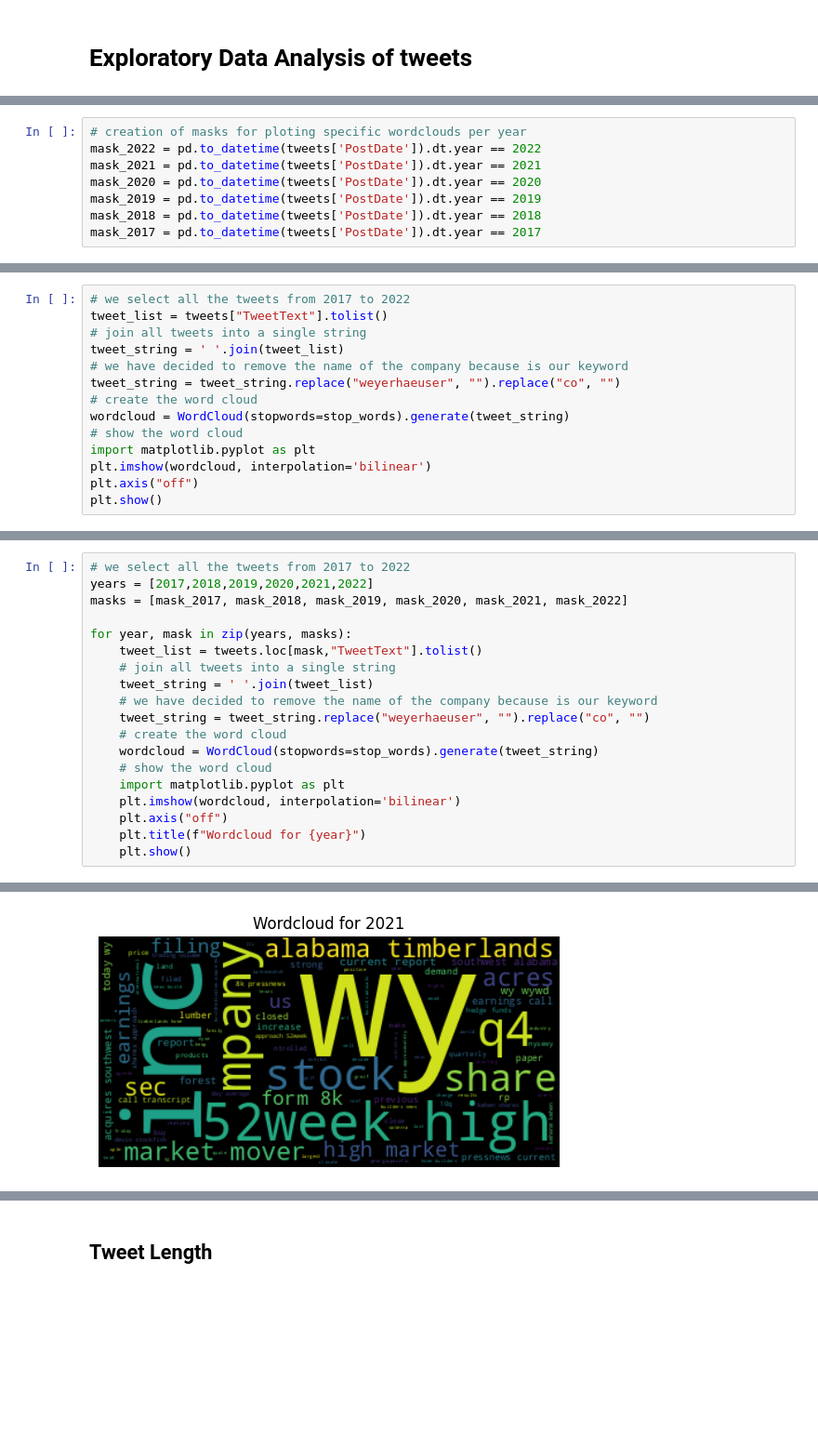
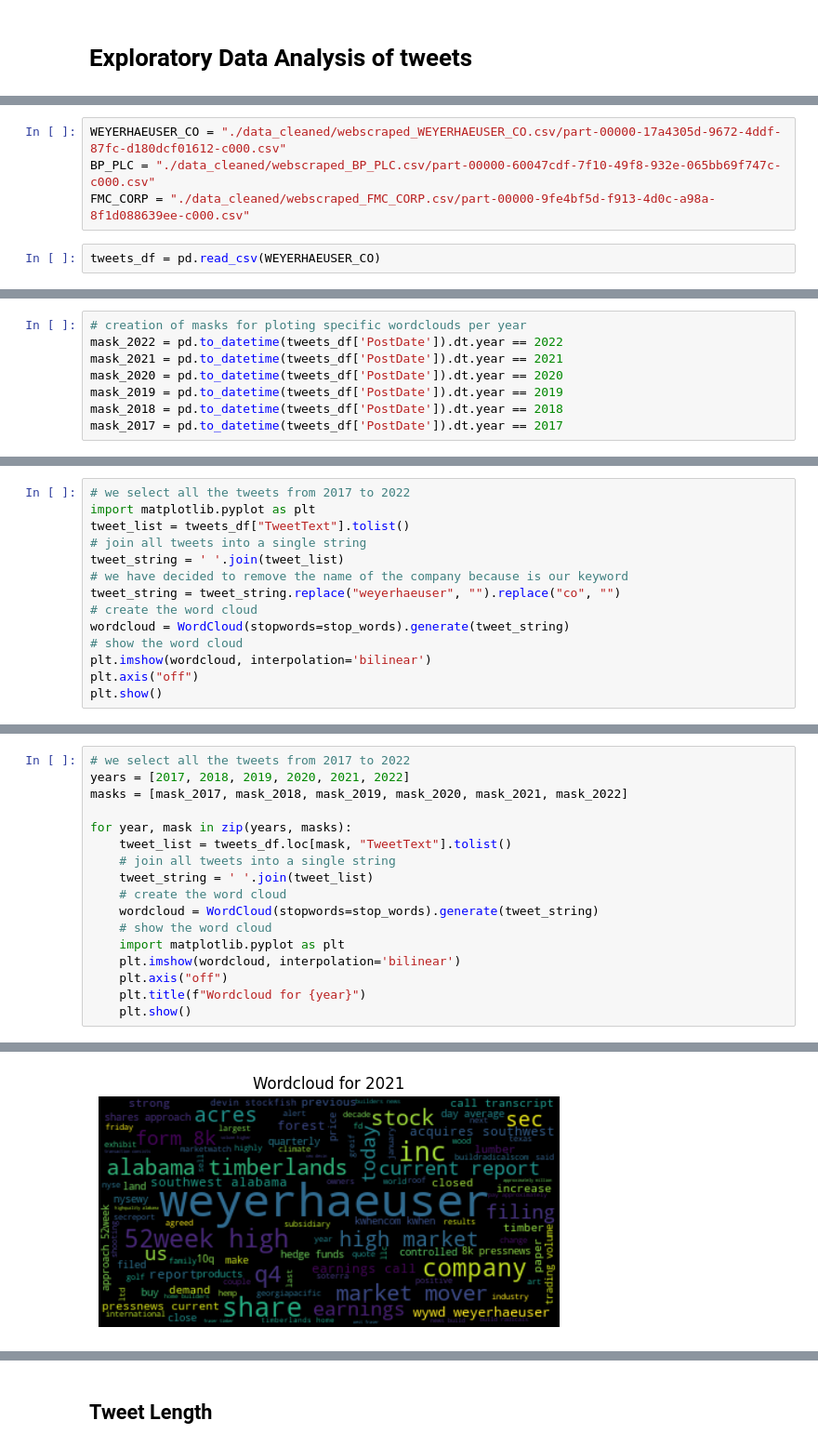
Before and after one commit to JoseAngelGarciaSanchez/overperforming-58-energy-stocks, a Jupyter notebook: eda.ipynb, the cells around one changed output, grey strips where cells are left out. Shown at 93% size. Drawn from its saved outputs; the diff is of its cells as text; blank space fills up the shorter version.

```diff
--- a/eda.ipynb
+++ b/eda.ipynb
@@ -8,0 +32,6 @@ tweets = pd.read_csv("./data_cleaned/webscraped_WEYERHAEUSER_CO.csv/part-00000-1
+# %%
+WEYERHAEUSER_CO = "./data_cleaned/webscraped_WEYERHAEUSER_CO.csv/part-00000-17a4305d-9672-4ddf-87fc-d180dcf01612-c000.csv"
+BP_PLC = "./data_cleaned/webscraped_BP_PLC.csv/part-00000-60047cdf-7f10-49f8-932e-065bb69f747c-c000.csv"
+FMC_CORP = "./data_cleaned/webscraped_FMC_CORP.csv/part-00000-9fe4bf5d-f913-4d0c-a98a-8f1d088639ee-c000.csv"
+# %%
+tweets_df = pd.read_csv(WEYERHAEUSER_CO)
@@ -11,8 +49,8 @@ tweets = pd.read_csv("./data_cleaned/webscraped_WEYERHAEUSER_CO.csv/part-00000-1
 # %%
 # creation of masks for ploting specific wordclouds per year
-mask_2022 = pd.to_datetime(tweets['PostDate']).dt.year == 2022
-mask_2021 = pd.to_datetime(tweets['PostDate']).dt.year == 2021
-mask_2020 = pd.to_datetime(tweets['PostDate']).dt.year == 2020
-mask_2019 = pd.to_datetime(tweets['PostDate']).dt.year == 2019
-mask_2018 = pd.to_datetime(tweets['PostDate']).dt.year == 2018
-mask_2017 = pd.to_datetime(tweets['PostDate']).dt.year == 2017
+mask_2022 = pd.to_datetime(tweets_df['PostDate']).dt.year == 2022
+mask_2021 = pd.to_datetime(tweets_df['PostDate']).dt.year == 2021
+mask_2020 = pd.to_datetime(tweets_df['PostDate']).dt.year == 2020
+mask_2019 = pd.to_datetime(tweets_df['PostDate']).dt.year == 2019
+mask_2018 = pd.to_datetime(tweets_df['PostDate']).dt.year == 2018
+mask_2017 = pd.to_datetime(tweets_df['PostDate']).dt.year == 2017
@@ -25,6 +59,7 @@ stop_words = set(stopwords.words('english'))
 # %%
 # we select all the tweets from 2017 to 2022
-tweet_list = tweets["TweetText"].tolist()
+import matplotlib.pyplot as plt
+tweet_list = tweets_df["TweetText"].tolist()
 # join all tweets into a single string
 tweet_string = ' '.join(tweet_list)
 # we have decided to remove the name of the company because is our keyword
@@ -32,7 +67,6 @@ tweet_string = tweet_string.replace("weyerhaeuser", "").replace("co", "")
 # create the word cloud
 wordcloud = WordCloud(stopwords=stop_words).generate(tweet_string)
 # show the word cloud
-import matplotlib.pyplot as plt
 plt.imshow(wordcloud, interpolation='bilinear')
 plt.axis("off")
 plt.show()
@@ -41,14 +77,12 @@ plt.show()
 # %%
 # we select all the tweets from 2017 to 2022
-years = [2017,2018,2019,2020,2021,2022]
+years = [2017, 2018, 2019, 2020, 2021, 2022]
 masks = [mask_2017, mask_2018, mask_2019, mask_2020, mask_2021, mask_2022]
 
 for year, mask in zip(years, masks):
-    tweet_list = tweets.loc[mask,"TweetText"].tolist()
+    tweet_list = tweets_df.loc[mask, "TweetText"].tolist()
     # join all tweets into a single string
     tweet_string = ' '.join(tweet_list)
-    # we have decided to remove the name of the company because is our keyword
-    tweet_string = tweet_string.replace("weyerhaeuser", "").replace("co", "")
     # create the word cloud
     wordcloud = WordCloud(stopwords=stop_words).generate(tweet_string)
     # show the word cloud
@@ -65 +99 @@ for year, mask in zip(years, masks):
-[figure, old version]
+[figure, new version]
```
Also changed, not shown: parts of 31 cells of this notebook.
